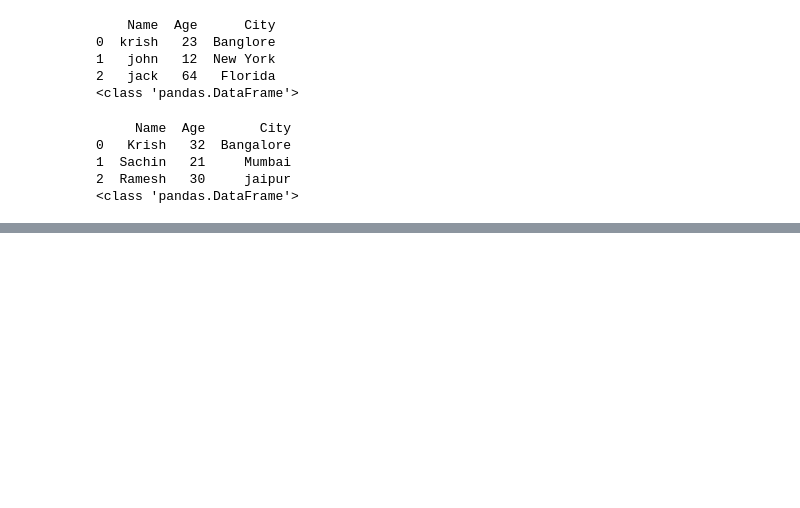
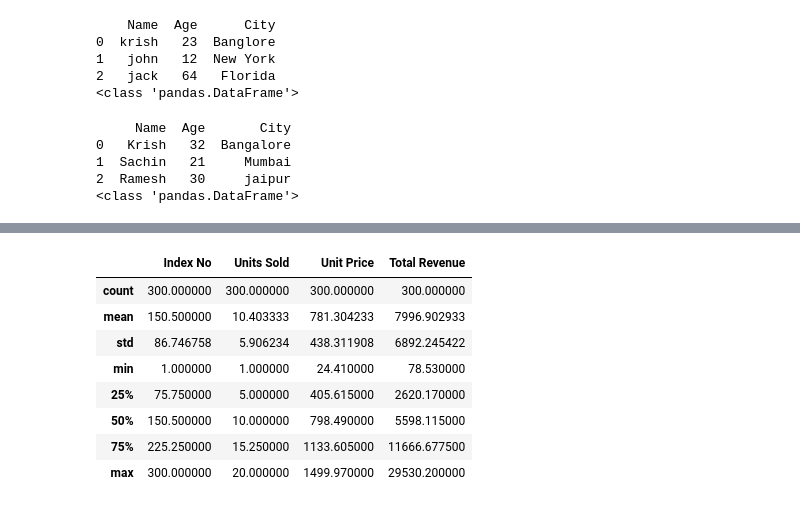
Before and after one commit to sachinbhauryal/Python-, a Jupyter notebook: 8-Data_analysis with python/lib2.ipynb, the cells around one changed output, grey strips where cells are left out. Cells and saved outputs as stored; diff of their text form; code cells hidden in the pictures; blank space fills up the shorter version.

```diff
--- a/8-Data_analysis with python/lib2.ipynb
+++ b/8-Data_analysis with python/lib2.ipynb
@@ -85,0 +282,12 @@ FileNotFoundError: [Errno 2] No such file or directory: 'sales_data'
+# %%
+df.describe()
+# %% [output]
+|  | Index No | Units Sold | Unit Price | Total Revenue |
+| count | 300.000000 | 300.000000 | 300.000000 | 300.000000 |
+| mean | 150.500000 | 10.403333 | 781.304233 | 7996.902933 |
+| std | 86.746758 | 5.906234 | 438.311908 | 6892.245422 |
+| min | 1.000000 | 1.000000 | 24.410000 | 78.530000 |
+| 25% | 75.750000 | 5.000000 | 405.615000 | 2620.170000 |
+| 50% | 150.500000 | 10.000000 | 798.490000 | 5598.115000 |
+| 75% | 225.250000 | 15.250000 | 1133.605000 | 11666.677500 |
+| max | 300.000000 | 20.000000 | 1499.970000 | 29530.200000 |
```
Also changed, not shown: parts of 24 cells of this notebook.
